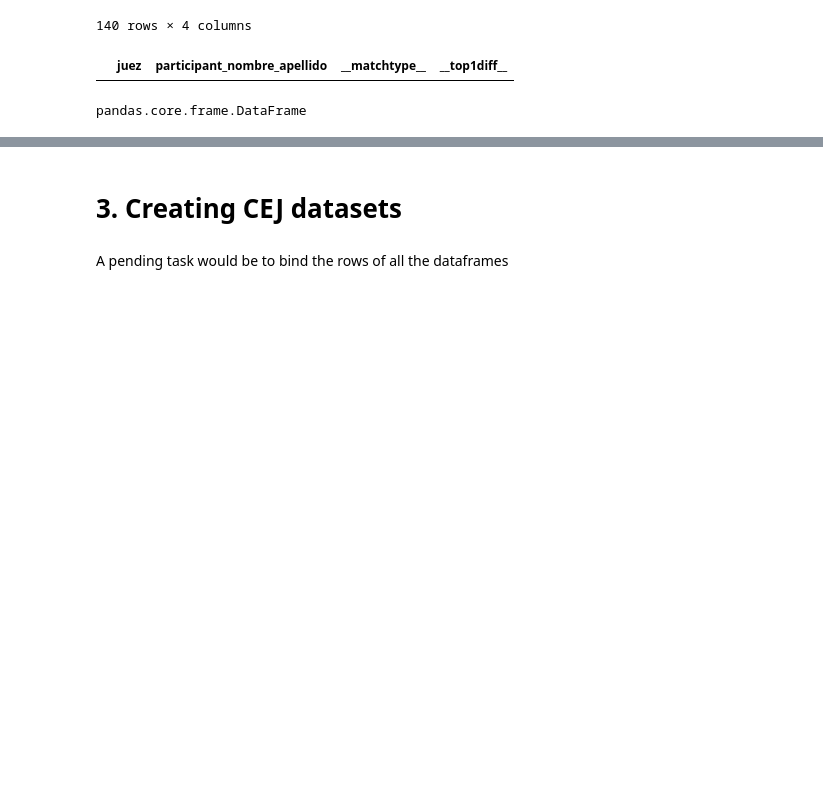
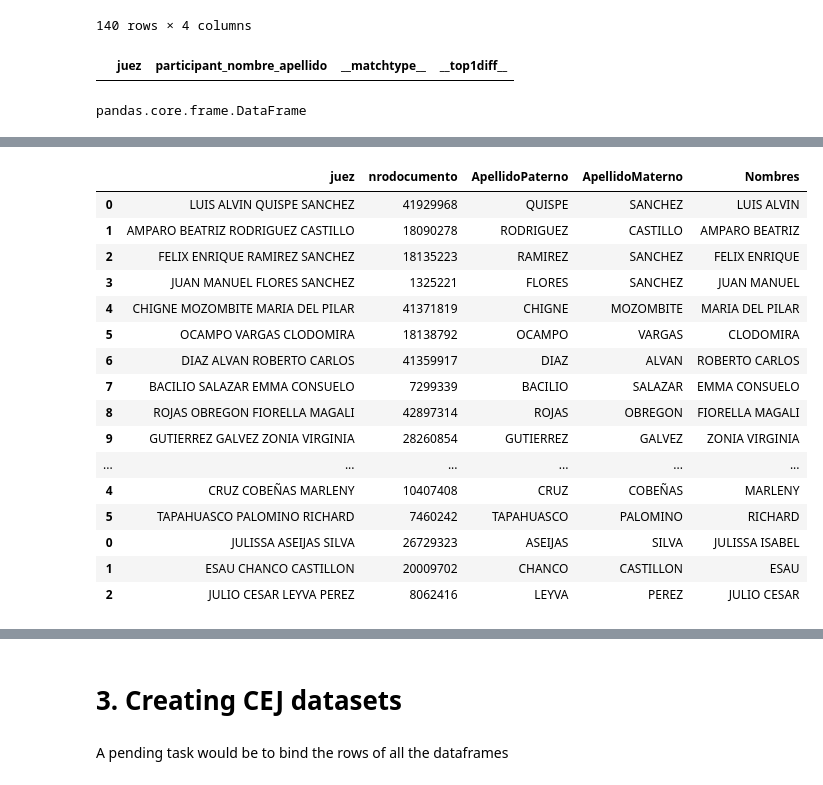
Before and after one commit to mgutierrezc/peru-amag-stats, a Jupyter notebook: case_outcomes/Case Outcomes for Amag II.ipynb, the cells around one changed output, grey strips where cells are left out. Drawn from its saved outputs; the diff is of its cells as text; code cells hidden in the pictures; blank space fills up the shorter version.

```diff
--- a/case_outcomes/Case Outcomes for Amag II.ipynb
+++ b/case_outcomes/Case Outcomes for Amag II.ipynb
@@ -1111,0 +1081,21 @@ amag_ii_cases = pd.concat([matched_concat_c, apellido_nombre_merge])
+# %%
+amag_ii_cases = pd.concat([matched_concat_c, fuzzies_1, fuzzies_2])
+amag_ii_cases
+# %% [output]
+|  | juez | nrodocumento | ApellidoPaterno | ApellidoMaterno | Nombres |
+| 0 | LUIS ALVIN QUISPE SANCHEZ | 41929968 | QUISPE | SANCHEZ | LUIS ALVIN |
+| 1 | AMPARO BEATRIZ RODRIGUEZ CASTILLO | 18090278 | RODRIGUEZ | CASTILLO | AMPARO BEATRIZ |
+| 2 | FELIX ENRIQUE RAMIREZ SANCHEZ | 18135223 | RAMIREZ | SANCHEZ | FELIX ENRIQUE |
+| 3 | JUAN MANUEL FLORES SANCHEZ | 1325221 | FLORES | SANCHEZ | JUAN MANUEL |
+| 4 | CHIGNE MOZOMBITE MARIA DEL PILAR | 41371819 | CHIGNE | MOZOMBITE | MARIA DEL PILAR |
+| 5 | OCAMPO VARGAS CLODOMIRA | 18138792 | OCAMPO | VARGAS | CLODOMIRA |
+| 6 | DIAZ ALVAN ROBERTO CARLOS | 41359917 | DIAZ | ALVAN | ROBERTO CARLOS |
+| 7 | BACILIO SALAZAR EMMA CONSUELO | 7299339 | BACILIO | SALAZAR | EMMA CONSUELO |
+| 8 | ROJAS OBREGON FIORELLA MAGALI | 42897314 | ROJAS | OBREGON | FIORELLA MAGALI |
+| 9 | GUTIERREZ GALVEZ ZONIA VIRGINIA | 28260854 | GUTIERREZ | GALVEZ | ZONIA VIRGINIA |
+| ... | ... | ... | ... | ... | ... |
+| 4 | CRUZ COBEÑAS MARLENY | 10407408 | CRUZ | COBEÑAS | MARLENY |
+| 5 | TAPAHUASCO PALOMINO RICHARD | 7460242 | TAPAHUASCO | PALOMINO | RICHARD |
+| 0 | JULISSA ASEIJAS SILVA | 26729323 | ASEIJAS | SILVA | JULISSA ISABEL |
+| 1 | ESAU CHANCO CASTILLON | 20009702 | CHANCO | CASTILLON | ESAU |
+| 2 | JULIO CESAR LEYVA PEREZ | 8062416 | LEYVA | PEREZ | JULIO CESAR |
```
Also changed, not shown: parts of 28 cells of this notebook.
